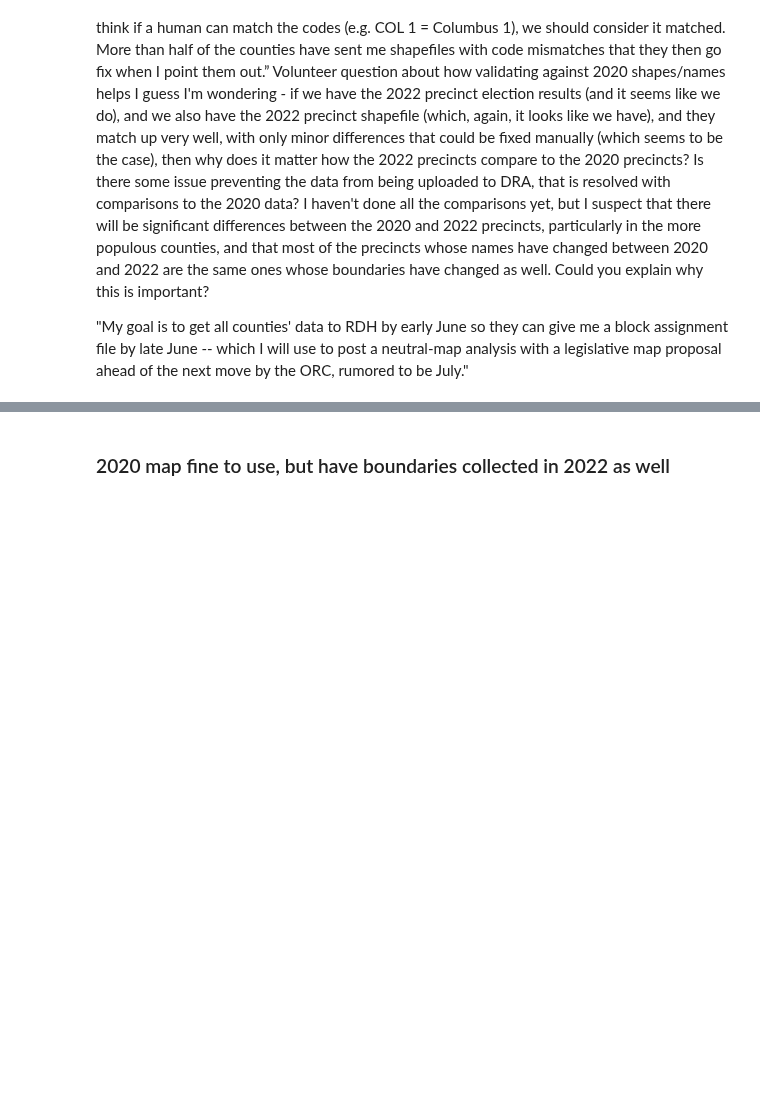
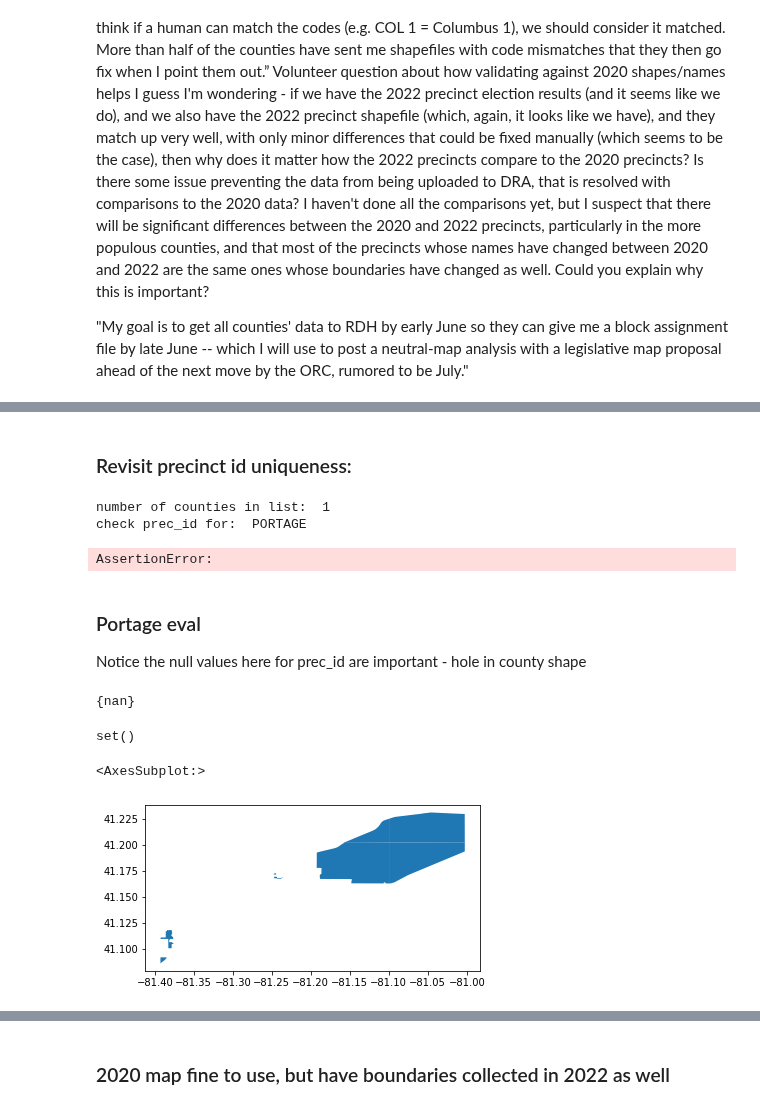
Before and after one commit to nonpartisan-redistricting-datahub/pber_collection, a Jupyter notebook: OH/2022/oh_boundaries_prec_matching.ipynb, the cells around one changed output, grey strips where cells are left out. Saved outputs shown, nothing was run; the diff lists cells and outputs as text; code cells hidden in the pictures; blank space fills up the shorter version.

```diff
--- a/OH/2022/oh_boundaries_prec_matching.ipynb
+++ b/OH/2022/oh_boundaries_prec_matching.ipynb
@@ -698,0 +221,7 @@ wood = gp.read_file("./boundaries/wood_precincts_2022/020_12_16_14.shp")
+# %%
+#Create common column to join on
+er22_reused_counties_df["UNIQUE_ID_code"] = er22_reused_counties_df["County"].str.upper() + "-"+er22_reused_counties_df["PRECCODE"]
+bound20_reused_counties_gdf["UNIQUE_ID_code"] = bound20_reused_counties_gdf["COUNTYNM"].str.upper()+"-"+bound20_reused_counties_gdf["PRECINCT20"]
+
+#Join 2020 bounds with 2022 ER where appropriate
+pber_prec_reused_gdf = pd.merge(er22_reused_counties_df, bound20_reused_counties_gdf, on = "UNIQUE_ID_code", how = "outer", indicator=True)
@@ -698,0 +498,41 @@ wood = gp.read_file("./boundaries/wood_precincts_2022/020_12_16_14.shp")
+# %% [markdown]
+### Revisit precinct id uniqueness:
+# %%
+#Portage: Full match
+portage = gp.read_file("./boundaries/portage_precincts_2022/precinct_2022.shp")
+portage["prec_id"] = portage["NAME"]+"-"+portage["PRECINCT"]
+portage_prec_dict_df = pd.read_csv("./boundaries/portage_precincts_2022/Portage County Precinct Matching_2022.xlsx - Portage Co. Shapefile Precincts.csv")
+portage_dict = pd.Series(portage_prec_dict_df["SoS Precinct Match"].values, index=portage_prec_dict_df["NAME"]+"-"+portage_prec_dict_df["PRECINCT"]).to_dict()
+portage.loc[portage["prec_id"].isin(portage_dict.keys()), "prec_id"] = portage["prec_id"].map(portage_dict)
+portage.loc[portage["NAME"].str.upper()=='HIRAM', "prec_id"] = 'PRECINCT HIRAM VILLAGE'
+portage.loc[portage["NAME"].str.upper()=='MANTUA', "prec_id"]= 'PRECINCT MANTUA VILLAGE'
+portage.loc[portage["NAME"].str.upper()=='MOGADORE', "prec_id"] = 'PRECINCT MOGADORE VILLAGE'
+portage.loc[portage["NAME"].isna(), "prec_id"] = 'PRECINCT SUGAR BUSH KNOLLS'
+portage["county"] = "PORTAGE"
+portage["UNIQUE_ID"] = portage["county"]+"-"+portage["prec_id"]
+portage = portage.to_crs(bound20_reused_counties_gdf.crs)
+
+
+#Check if uniqueness/match fixed
+to_checkout = [portage]
+check_precid_uniqueness(to_checkout)
+# %% [output]
+number of counties in list:  1
+check prec_id for:  PORTAGE
+AssertionError:
+# %% [markdown]
+### Portage eval
+Notice the null values here for prec_id are important - hole in county shape
+# %%
+set(portage["prec_id"])-set(er22["PRECNAME"][er22["County"].str.upper()=="PORTAGE"])
+# %% [output]
+{nan}
+# %%
+set(er22["PRECNAME"][er22["County"].str.upper()=="PORTAGE"])-set(portage["prec_id"])
+# %% [output]
+set()
+# %%
+portage[portage["prec_id"].isna()].plot()#+portage["PRECINCT"][portage["prec_id"].isna()])
+# %% [output]
+<AxesSubplot:>
+[figure, added]
```
Also changed, not shown: parts of 66 cells of this notebook.
